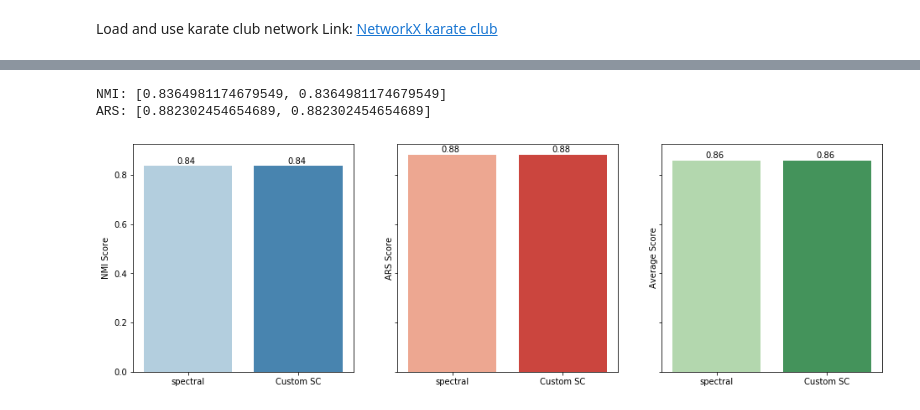
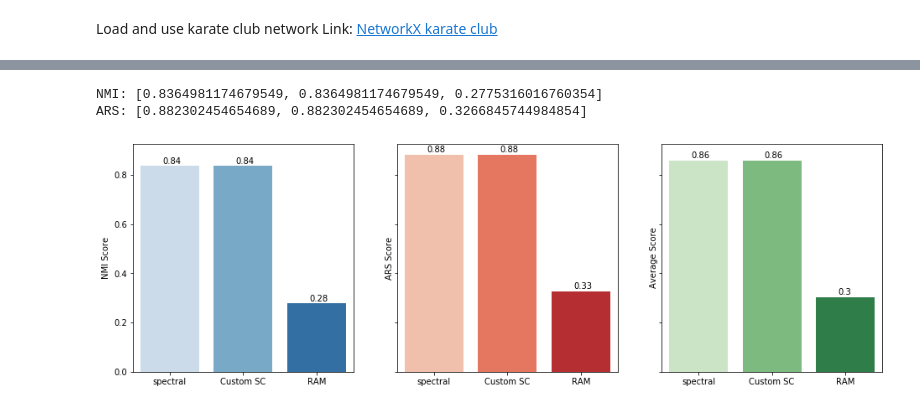
Before and after one commit to gchristodo/SNA_Project, a Jupyter notebook: VizNotebook/ClustAlgorithms.ipynb, the cells around one changed output, grey strips where cells are left out. Cells and saved outputs as stored; diff of their text form; code cells hidden in the pictures.

Commit message:
Push changes with RAM algorithm implementation

```diff
--- a/VizNotebook/ClustAlgorithms.ipynb
+++ b/VizNotebook/ClustAlgorithms.ipynb
@@ -142,0 +391,28 @@ def spectral_clustering(affinity, n_clusters, cluster_method=k_means):
+# %%
+ram_cluster = []
+D = graph_to_degree_matrix(G)
+n = D.shape[0]
+I = np.identity(n)
+a = 1
+e = 0.1
+
+# The RAM algorithm needs to have a weighted graph so we have created a sample of weights
+# We faced many difficulties with this dataset we couldn't end up with 2 clusters and
+# a floating error was occured in RAM algorithm with a wrong calculation most likely
+G.add_weighted_edges_from([(0,1,4.0), (0,2,5.0), (0,3,3.0), (0,4,3.0), (0,5,3.0), (0,6,3.0), (0,7,2.0), (1,2,6.0), (1,3,3.0), (1,7,4.0), (2,3,3.0), (2,7,4.0), (3,7,3.0), (4,6,2.0), (5,6,5.0), (8,0,2.0), (8,2,5.0), (9,2,1.0), (10,0,2.0), (10,4,3.0), (10,5,3.0), (11,0,3.0), (12,0,1.0), (12,3,3.0), (13,0,3.0), (13,1,5.0), (13,2,3.0), (13,3,3.0), (13,33,3.0), (14,32,3.0), (14,33,2.0), (15,32,3.0), (15,33,4.0), (16,5,3.0), (16,6,3.0), (17,0,2.0), (17,1,1.0), (18,32,1.0), (18,33,2.0), (19,0,2.0), (19,1,2.0), (19,33,1.0), (21,0,2.0), (21,1,2.0), (23,25,5.0), (23,27,4.0), (25,24,2.0), (27,2,2.0), (27,24,3.0), (28,2,2.0), (29,23,3.0), (29,26,4.0), (30,1,2.0), (30,32,3.0), (30,33,3.0), (30,8,3.0), (31,0,2.0), (31,24,2.0), (31,25,7.0), (31,28,2.0), (31,32,4.0), (31,33,4.0), (32,20,3.0), (32,2,2.0), (32,22,2.0), (32,23,5.0), (32,29,4.0), (32,33,5.0), (32,8,3.0), (33,20,1.0), (33,22,3.0), (33,23,4.0), (33,26,2.0), (33,27,4.0), (33,28,2.0), (33,29,2.0), (33,8,4.0), (33,9,2.0)])
+W = graph_to_weighted(G)
+M = (1-a) * I + a * inv(D).dot(W)
+startingM = M
+C= RAM(M,e,[])
+indexes = []
+for i in range(int(len(C)/2)):
+  indexes = indexes + C[i]
+
+ram_results = np.zeros(len(y_true),dtype=int)
+for i in range(len(y_true)-1):
+  if i in indexes:
+    ram_results[i] = 0
+  else:
+    ram_results[i] = 1
+print(C)
+ram_results
@@ -145,7 +431,8 @@ def spectral_clustering(affinity, n_clusters, cluster_method=k_means):
 # %%
 k_clusters = 2
 sc = cluster.SpectralClustering(n_clusters=k_clusters, affinity="precomputed", n_init=200)
-results = sc.fit(edge_mat)
+adj_mat = graph_to_adj_matrix(G)
+results = sc.fit(adj_mat)
 
-custom_SC_results = spectral_clustering(edge_mat, k_clusters)
+custom_SC_results = spectral_clustering(adj_mat, k_clusters)
 # %%
@@ -166,39 +464,41 @@ nmi_results.append(normalized_mutual_info_score(y_true_val, results.labels_))
 ars_results.append(adjusted_rand_score(y_true_val, results.labels_))
 nmi_results.append(normalized_mutual_info_score(y_true_val, custom_SC_results))
 ars_results.append(adjusted_rand_score(y_true_val, custom_SC_results))
+nmi_results.append(normalized_mutual_info_score(y_true_val, ram_results))
+ars_results.append(adjusted_rand_score(y_true_val, ram_results))
 print("NMI: " + str(nmi_results))
 print("ARS: " + str(ars_results))
 # %% [output]
-NMI: [0.8364981174679549, 0.8364981174679549]
-ARS: [0.882302454654689, 0.882302454654689]
+NMI: [0.8364981174679549, 0.8364981174679549, 0.2775316016760354]
+ARS: [0.882302454654689, 0.882302454654689, 0.3266845744984854]
 # %%
 fig, (ax1, ax2, ax3) = plt.subplots(1, 3, sharey=True, figsize=(16, 5))
 
-x = np.arange(2)
+x = np.arange(3)
 avg = [sum(x) / 2 for x in zip(nmi_results, ars_results)]
 
-xlabels = list(['spectral','Custom SC'])
+xlabels = list(['spectral','Custom SC','RAM'])
 
 sns.barplot(x, nmi_results, palette='Blues', ax=ax1)
 sns.barplot(x, ars_results, palette='Reds', ax=ax2)
 sns.barplot(x, avg, palette='Greens', ax=ax3)
 
 ax1.set_ylabel('NMI Score')
 ax2.set_ylabel('ARS Score')
 ax3.set_ylabel('Average Score')
 
 # # Add the xlabels to the chart
 ax1.set_xticklabels(xlabels)
 ax2.set_xticklabels(xlabels)
 ax3.set_xticklabels(xlabels)
 
 # Add the actual value on top of each bar
 for i, v in enumerate(zip(nmi_results, ars_results, avg)):
     ax1.text(i - 0.1, v[0] + 0.01, str(round(v[0], 2)))
     ax2.text(i - 0.1, v[1] + 0.01, str(round(v[1], 2)))
     ax3.text(i - 0.1, v[2] + 0.01, str(round(v[2], 2)))
 
 # Show the final plot
 plt.show()
 # %% [output]
-[figure, old version]
+[figure, new version]
```
Also changed, not shown: parts of 22 cells of this notebook.
